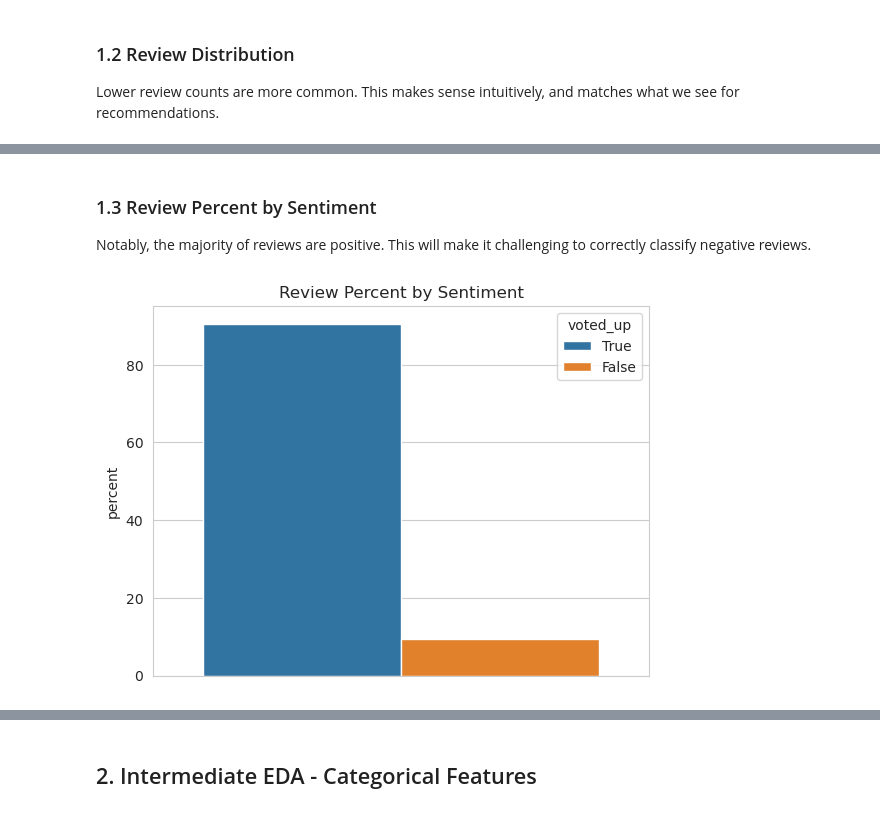
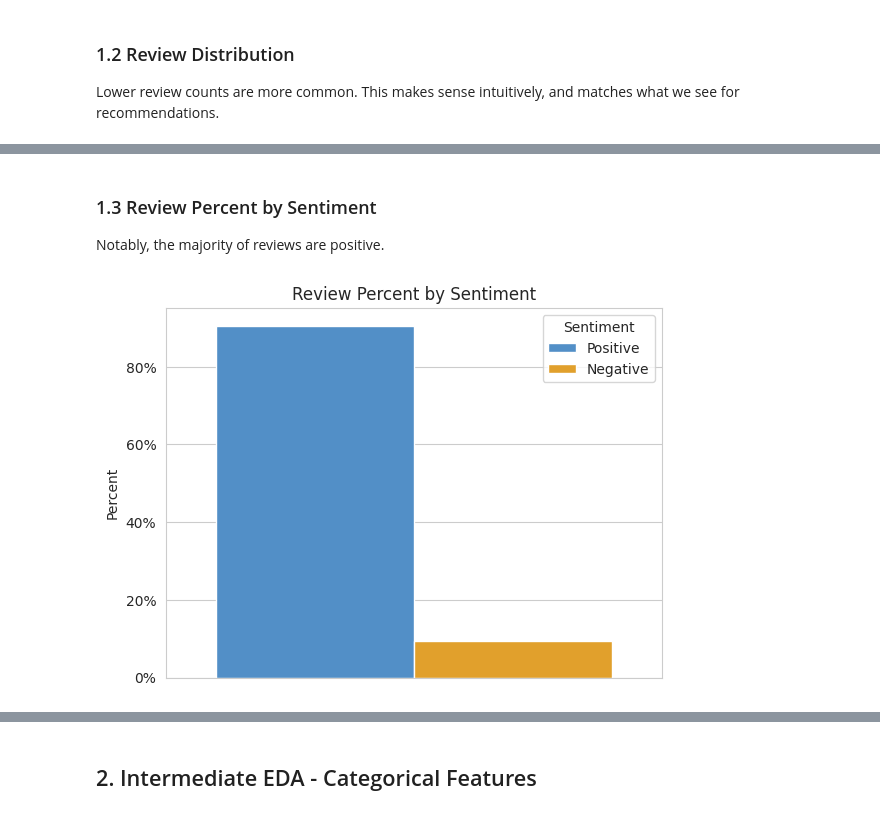
Before and after one commit to zbvc42/steam_recommendation_system, a Jupyter notebook: notebooks/03 - EDA/01 - EDA.ipynb, the cells around one changed output, grey strips where cells are left out. Saved outputs shown, nothing was run; the diff lists cells and outputs as text; code cells hidden in the pictures.

```diff
--- a/notebooks/03 - EDA/01 - EDA.ipynb
+++ b/notebooks/03 - EDA/01 - EDA.ipynb
@@ -6,13 +6,18 @@
 ### 0.1 Function Imports
 # %%
 # Function imports
-from os import chdir
 import numpy as np
 import matplotlib.pyplot as plt
+from matplotlib.ticker import PercentFormatter
 import seaborn as sns
 import dask.dataframe as dd
 import pandas as pd
 from IPython.display import display, Markdown
-sns.set_style('whitegrid')
+
+from matplotlib.colors import LogNorm
+
+# Sets style defaults
+plt.style.use("petroff10")
+sns.set_style("whitegrid")
 # %% [markdown]
 ### 0.2 File Imports
@@ -22,13 +24,10 @@ chdir("../..")
 # %%
 # Import data
-df_games = pd.read_parquet("data/store_info.parquet")
-df_genres = pd.read_parquet("data/genres.parquet")
-df_categories = pd.read_parquet("data/categories.parquet")
-
-ddf_reviews = dd.read_parquet("data/reviews.parquet/")
-ddf_reviews = ddf_reviews.rename(columns={"voted_up": "voted_up"})
+df_games = pd.read_parquet("../../data/store_info.parquet")
+df_genres = pd.read_parquet("../../data/genres.parquet")
+df_categories = pd.read_parquet("../../data/categories.parquet")
+ddf_reviews = dd.read_parquet("../../data/reviews.parquet/")
 ddf_reviews["language"] = ddf_reviews["language"].astype("category")
 df_reviews = ddf_reviews.compute()
-ddf_reviews = dd.from_pandas(df_reviews)
 # %% [markdown]
 ## 1. Basic EDA
@@ -68,20 +68,23 @@ plt.show()
 # %% [markdown]
 ### 1.3 Review Percent by Sentiment
-Notably, the majority of reviews are positive. This will make it challenging to correctly classify negative reviews.
+Notably, the majority of reviews are positive.
 # %%
+df_reviews['Sentiment'] = df_reviews['voted_up'].replace([True,False],['Positive','Negative']).astype('category')
+
 sns.countplot(
     df_reviews,
 
     x=np.zeros(len(df_reviews)),
 
-    hue="voted_up",
-    hue_order=[True, False],
+    hue="Sentiment",
+    hue_order=["Positive","Negative"],
     stat="percent",
 )
 
+plt.ylabel('Percent')
+plt.gca().yaxis.set_major_formatter(PercentFormatter())
 plt.gca().xaxis.set_visible(False)
-
 plt.title("Review Percent by Sentiment")
 plt.show()
 # %% [output]
-[figure, old version]
+[figure, new version]
```
Also changed, not shown: parts of 43 cells of this notebook, 13 other files.
